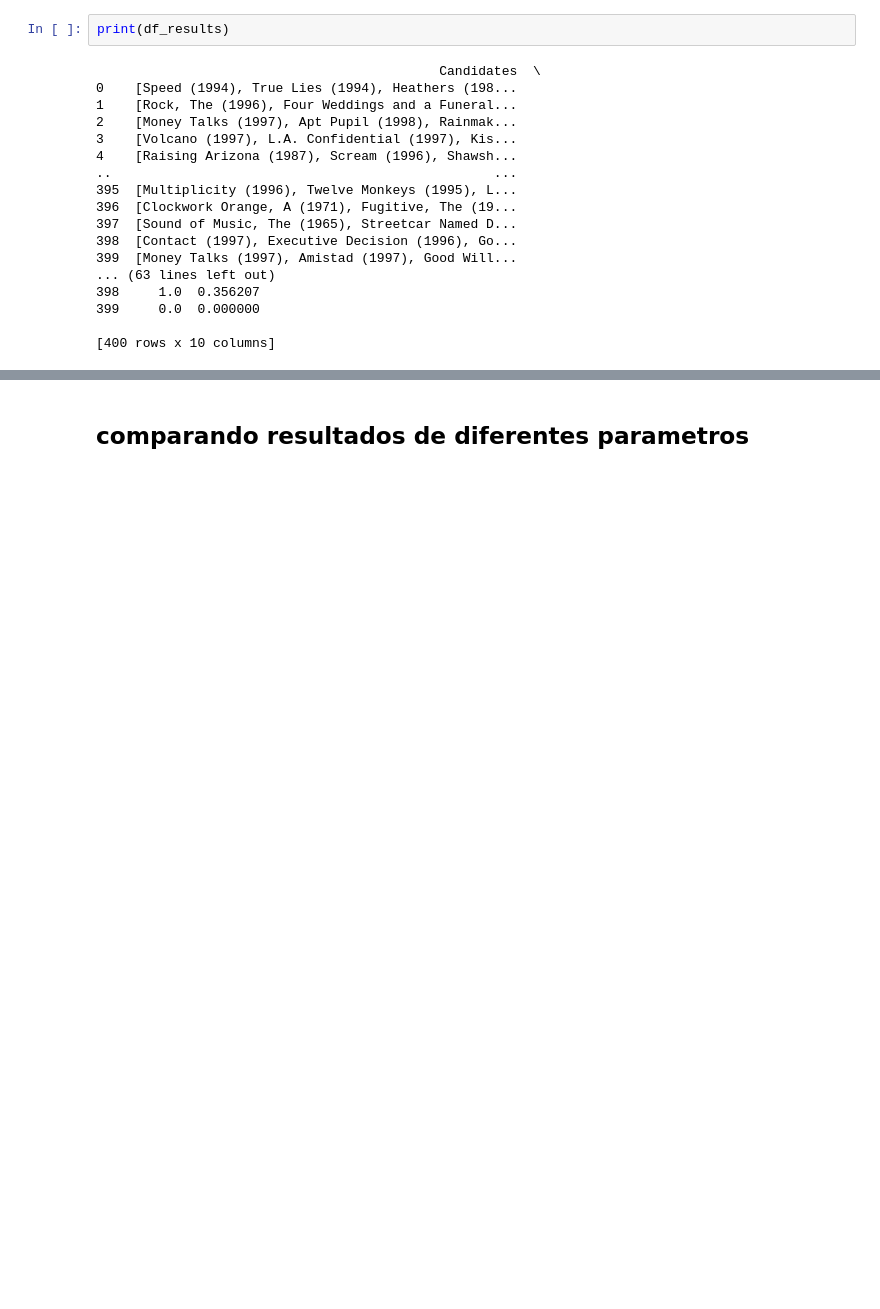
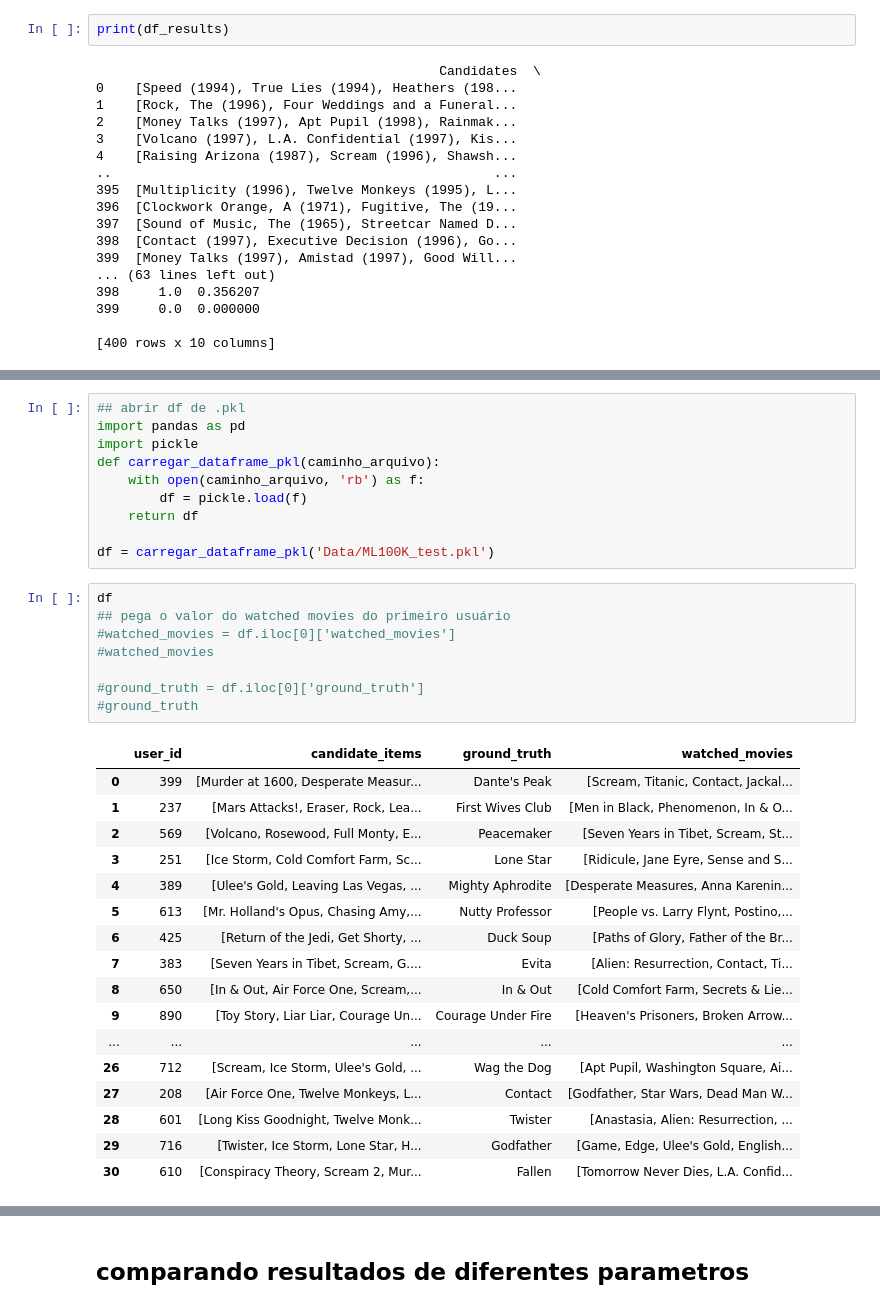
Before and after one commit to AllanLimaS/Comparing-LLM-Recs, a Jupyter notebook: verify_results.ipynb, the cells around one changed output, grey strips where cells are left out. Saved outputs shown, nothing was run; the diff lists cells and outputs as text; blank space fills up the shorter version.

```diff
--- a/verify_results.ipynb
+++ b/verify_results.ipynb
@@ -490,0 +538,36 @@ print(df_results)
+# %%
+## abrir df de .pkl
+import pandas as pd
+import pickle
+def carregar_dataframe_pkl(caminho_arquivo):
+    with open(caminho_arquivo, 'rb') as f:
+        df = pickle.load(f)
+    return df
+
+df = carregar_dataframe_pkl('Data/ML100K_test.pkl')
+# %%
+df
+## pega o valor do watched movies do primeiro usuário
+#watched_movies = df.iloc[0]['watched_movies']
+#watched_movies
+
+#ground_truth = df.iloc[0]['ground_truth']
+#ground_truth
+# %% [output]
+|  | user_id | candidate_items | ground_truth | watched_movies |
+| 0 | 399 | [Murder at 1600, Desperate Measur... | Dante's Peak | [Scream, Titanic, Contact, Jackal... |
+| 1 | 237 | [Mars Attacks!, Eraser, Rock, Lea... | First Wives Club | [Men in Black, Phenomenon, In & O... |
+| 2 | 569 | [Volcano, Rosewood, Full Monty, E... | Peacemaker | [Seven Years in Tibet, Scream, St... |
+| 3 | 251 | [Ice Storm, Cold Comfort Farm, Sc... | Lone Star | [Ridicule, Jane Eyre, Sense and S... |
+| 4 | 389 | [Ulee's Gold, Leaving Las Vegas, ... | Mighty Aphrodite | [Desperate Measures, Anna Karenin... |
+| 5 | 613 | [Mr. Holland's Opus, Chasing Amy,... | Nutty Professor | [People vs. Larry Flynt, Postino,... |
+| 6 | 425 | [Return of the Jedi, Get Shorty, ... | Duck Soup | [Paths of Glory, Father of the Br... |
+| 7 | 383 | [Seven Years in Tibet, Scream, G.... | Evita | [Alien: Resurrection, Contact, Ti... |
+| 8 | 650 | [In & Out, Air Force One, Scream,... | In & Out | [Cold Comfort Farm, Secrets & Lie... |
+| 9 | 890 | [Toy Story, Liar Liar, Courage Un... | Courage Under Fire | [Heaven's Prisoners, Broken Arrow... |
+| ... | ... | ... | ... | ... |
+| 26 | 712 | [Scream, Ice Storm, Ulee's Gold, ... | Wag the Dog | [Apt Pupil, Washington Square, Ai... |
+| 27 | 208 | [Air Force One, Twelve Monkeys, L... | Contact | [Godfather, Star Wars, Dead Man W... |
+| 28 | 601 | [Long Kiss Goodnight, Twelve Monk... | Twister | [Anastasia, Alien: Resurrection, ... |
+| 29 | 716 | [Twister, Ice Storm, Lone Star, H... | Godfather | [Game, Edge, Ulee's Gold, English... |
+| 30 | 610 | [Conspiracy Theory, Scream 2, Mur... | Fallen | [Tomorrow Never Dies, L.A. Confid... |
```
Also changed, not shown: parts of 8 cells of this notebook, 36 other files.
